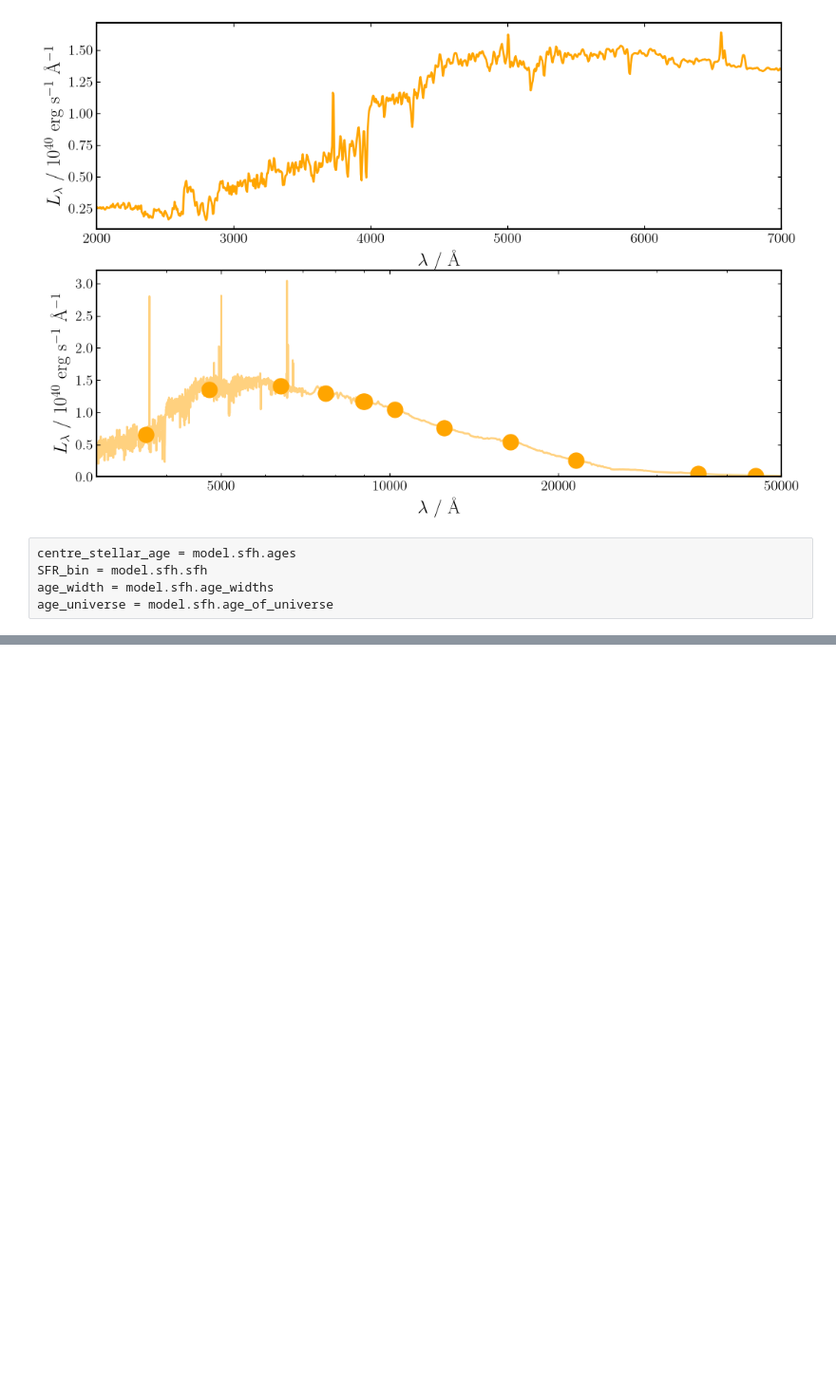
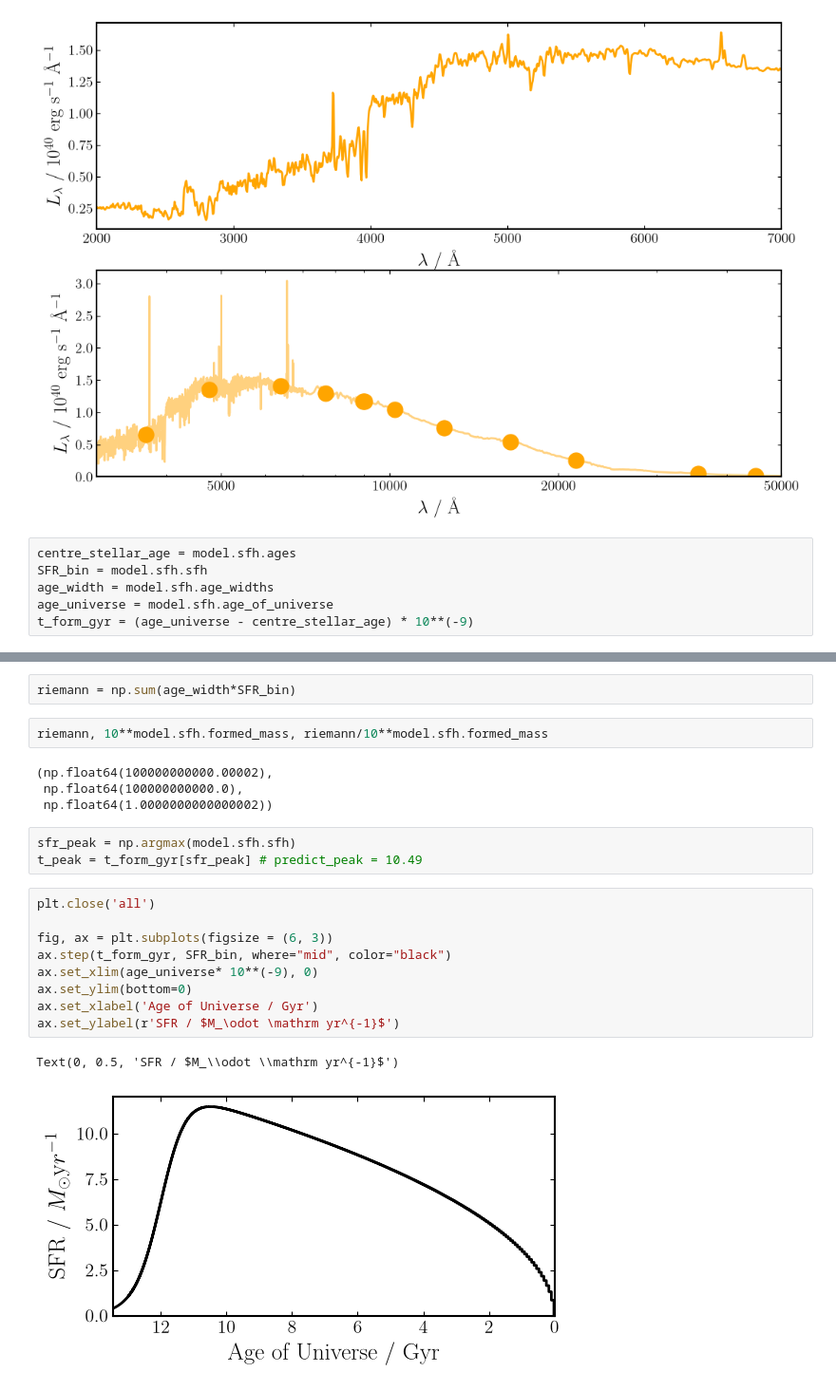
Before and after one commit to ChristineHao-zhcekl/galprior, a Jupyter notebook: BAGPIPES/Bagpipes.ipynb, the cells around one changed output, grey strips where cells are left out. Shown at 95% size. Cells and saved outputs as stored; diff of their text form; blank space fills up the shorter version.

Commit message:
Figure 1, with SFH inset

```diff
--- a/BAGPIPES/Bagpipes.ipynb
+++ b/BAGPIPES/Bagpipes.ipynb
@@ -119,3 +119,4 @@ centre_stellar_age = model.sfh.ages
 SFR_bin = model.sfh.sfh
 age_width = model.sfh.age_widths
 age_universe = model.sfh.age_of_universe
+t_form_gyr = (age_universe - centre_stellar_age) * 10**(-9)
@@ -121,0 +135,23 @@ age_universe = model.sfh.age_of_universe
+# %%
+riemann = np.sum(age_width*SFR_bin)
+# %%
+riemann, 10**model.sfh.formed_mass, riemann/10**model.sfh.formed_mass
+# %% [output]
+(np.float64(100000000000.00002),
+ np.float64(100000000000.0),
+ np.float64(1.0000000000000002))
+# %%
+sfr_peak = np.argmax(model.sfh.sfh)
+t_peak = t_form_gyr[sfr_peak] # predict_peak = 10.49
+# %%
+plt.close('all')
+
+fig, ax = plt.subplots(figsize = (6, 3))
+ax.step(t_form_gyr, SFR_bin, where="mid", color="black")
+ax.set_xlim(age_universe* 10**(-9), 0)
+ax.set_ylim(bottom=0)
+ax.set_xlabel('Age of Universe / Gyr')
+ax.set_ylabel(r'SFR / $M_\odot \mathrm yr^{-1}$')
+# %% [output]
+Text(0, 0.5, 'SFR / $M_\\odot \\mathrm yr^{-1}$')
+[figure, added]
```
Also changed, not shown: parts of 3 cells of this notebook.
